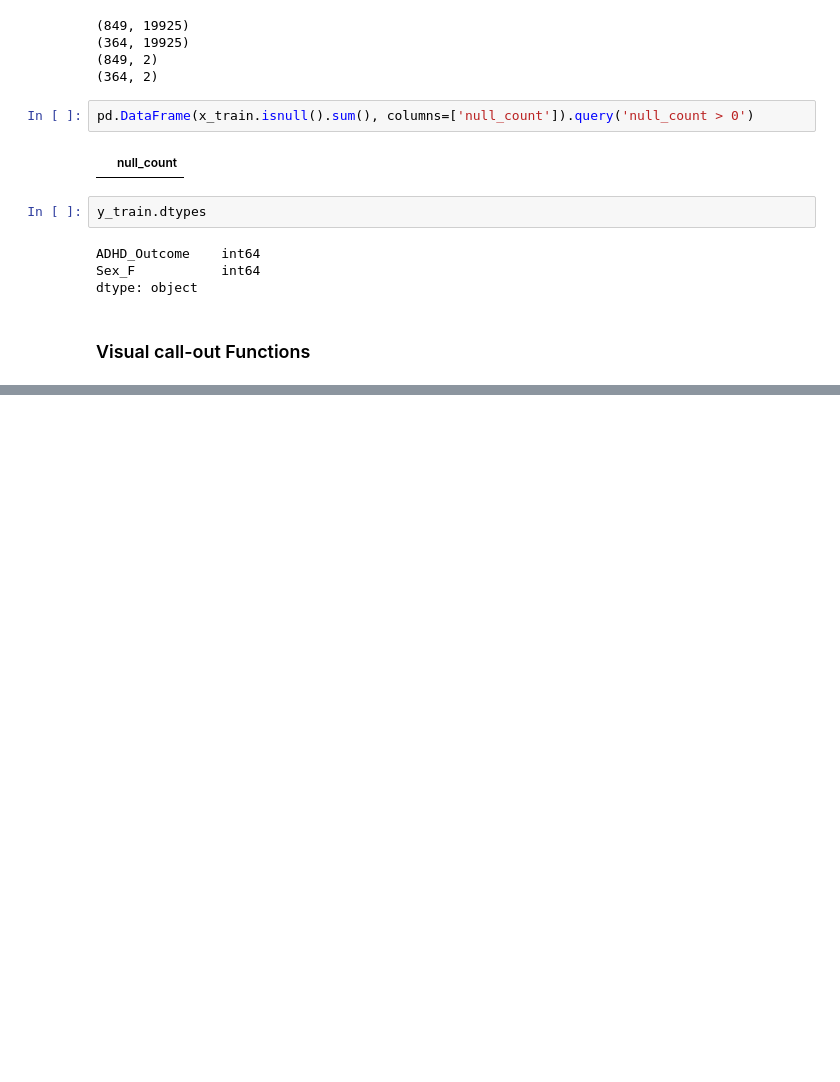
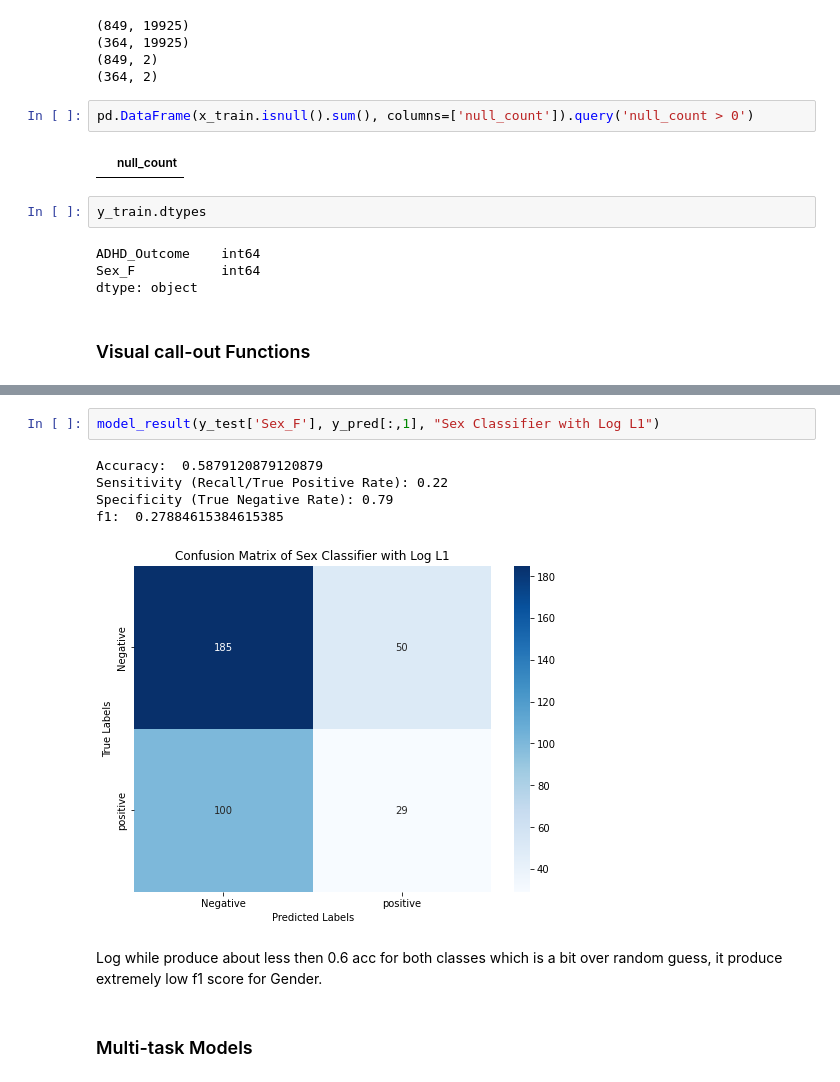
Before and after one commit to taylornguyen527/ADHD_Sex_Prediction_WIDS2025, a Jupyter notebook: EDA.ipynb, the cells around one changed output, grey strips where cells are left out. Drawn from its saved outputs; the diff is of its cells as text; blank space fills up the shorter version.

```diff
--- a/EDA.ipynb
+++ b/EDA.ipynb
@@ -209,0 +247,12 @@ Specificity (True Negative Rate): 0.17
+# %%
+model_result(y_test['Sex_F'], y_pred[:,1], "Sex Classifier with Log L1")
+# %% [output]
+Accuracy:  0.5879120879120879
+Sensitivity (Recall/True Positive Rate): 0.22
+Specificity (True Negative Rate): 0.79
+f1:  0.27884615384615385
+[figure, added]
+# %% [markdown]
+Log while produce about less then 0.6 acc for both classes which is a bit over random guess, it produce extremely low f1 score for Gender.
+# %% [markdown]
+### Multi-task Models
```
Also changed, not shown: parts of 14 cells of this notebook, 12 other files.
